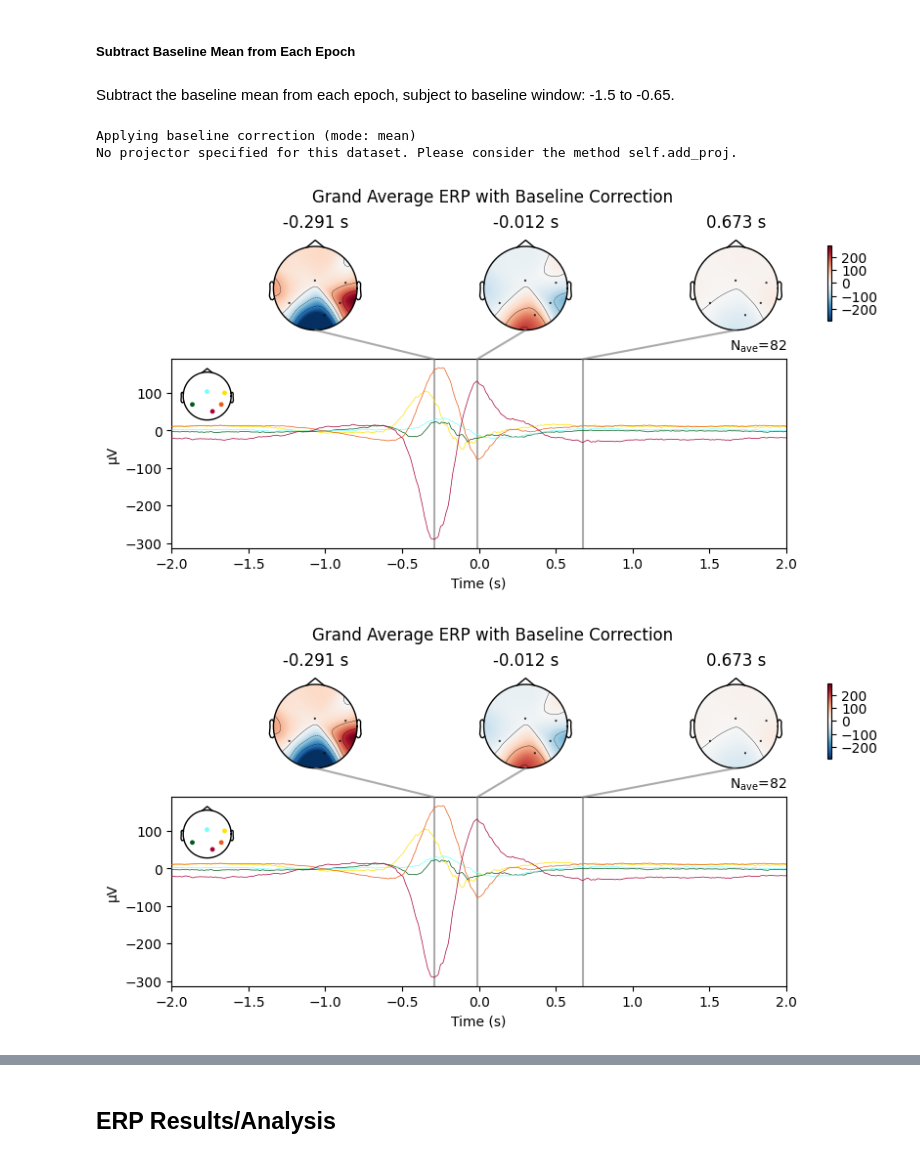
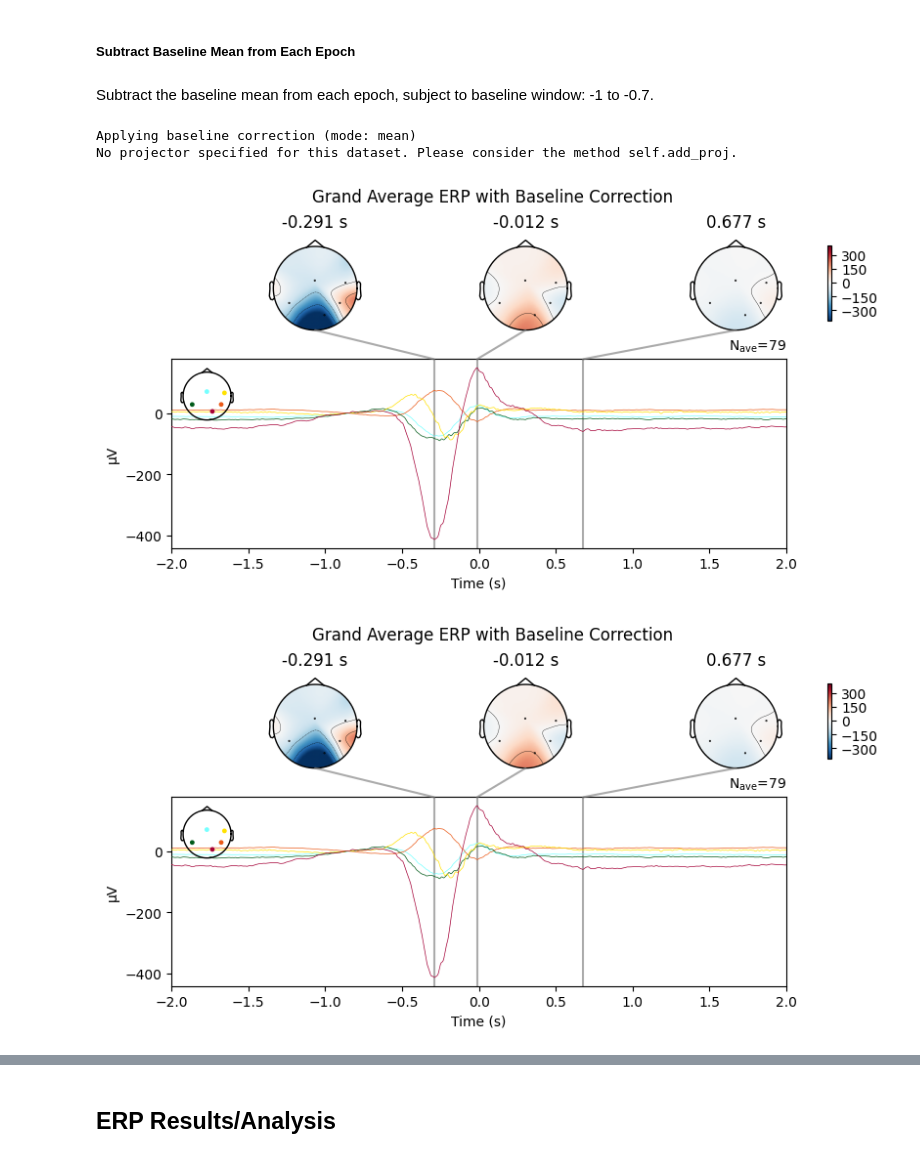
Before and after one commit to YouniPark/FYDP-rename_later-, a Jupyter notebook: poc/eeg_analysis/EEG_Data_Analysis.ipynb, the cells around one changed output, grey strips where cells are left out. Saved outputs shown, nothing was run; the diff lists cells and outputs as text; code cells hidden in the pictures.

```diff
--- a/poc/eeg_analysis/EEG_Data_Analysis.ipynb
+++ b/poc/eeg_analysis/EEG_Data_Analysis.ipynb
@@ -11,8 +11,9 @@ import pyxdf
 import pandas as pd
 import os
 # %%
-data_path = 'Experiment Data/'
+# Config
 n_experiment = 3
+data_path = f'experiment_data/exp{n_experiment}/'
 output_file_name = f'mentalab_markers_exp{n_experiment}.csv'
 overwrite_existing = False
 
@@ -73,9 +76,10 @@ import json
 import pandas as pd
 # %%
 ## Data Config
-data_dir = 'Experiment Data/'
+n_experiment = 3
 
-data_file = data_dir + 'exp3.json'
+data_dir = f'experiment_data/exp{n_experiment}/'
+data_file = data_dir + f'exp{n_experiment}.json'
 
 channel_mapping = {
     'CH1': 'Cz',
@@ -459,6 +465,6 @@ Examines post-reference standard deviation of mean, which should be close to 0.
 # %%
 ## Common Average Reference (CAR)
-avg_channels = ["CZ", "T8", "P7", "P8", "O2"]  # Exclude O1, Pz, and T7 from CAR for Exp 3
+avg_channels = ["CZ", "P8"]  # Select 2 best channels (low impedance midline & parieto-occipital)
 
 ch_upper_map = {ch.upper(): ch for ch in raw_filt.ch_names}
 picks_in_avg = [ch_upper_map[ch] for ch in avg_channels]
@@ -620,6 +623,6 @@ combining channels using "median"
 ##### Reject Bad Trials (from outside movement range)
 # %%
 ## Load epoched EEG data from file
-filename = data_dir + "eeg_epochs_1_reref-epo.fif"
+filename = data_dir + f"eeg_exp{n_experiment}_epochs_1_reref-epo.fif"
 epochs = mne.read_epochs(filename, preload=True)
 # %% [output]
@@ -760,16 +772,16 @@ Dropped 1 epoch: 58
 # %% [markdown]
 ##### Subtract Baseline Mean from Each Epoch
 # %% [markdown]
-Subtract the baseline mean from each epoch, subject to baseline window: -1.5 to -0.65.
+Subtract the baseline mean from each epoch, subject to baseline window: -1 to -0.7.
 # %%
-baseline_window = [-1.5, -0.65]
+baseline_window = [-1, -0.7]
 
 epochs.average().apply_baseline(baseline=baseline_window).plot_joint(picks=['Cz','T8','P7','P8','O2'], title='Grand Average ERP with Baseline Correction')
 # %% [output]
 Applying baseline correction (mode: mean)
 No projector specified for this dataset. Please consider the method self.add_proj.
-[figure, old version]
+[figure, new version]
-[figure, old version]
+[figure, new version]
 # %%
 epochs.plot_image(combine="mean", sigma=0, title='All Trials (Baseline-Corrected)', picks=['Cz','T8','P7','P8','O2'])
 # %% [output]
```
Also changed, not shown: parts of 34 cells of this notebook, 17 other files.
